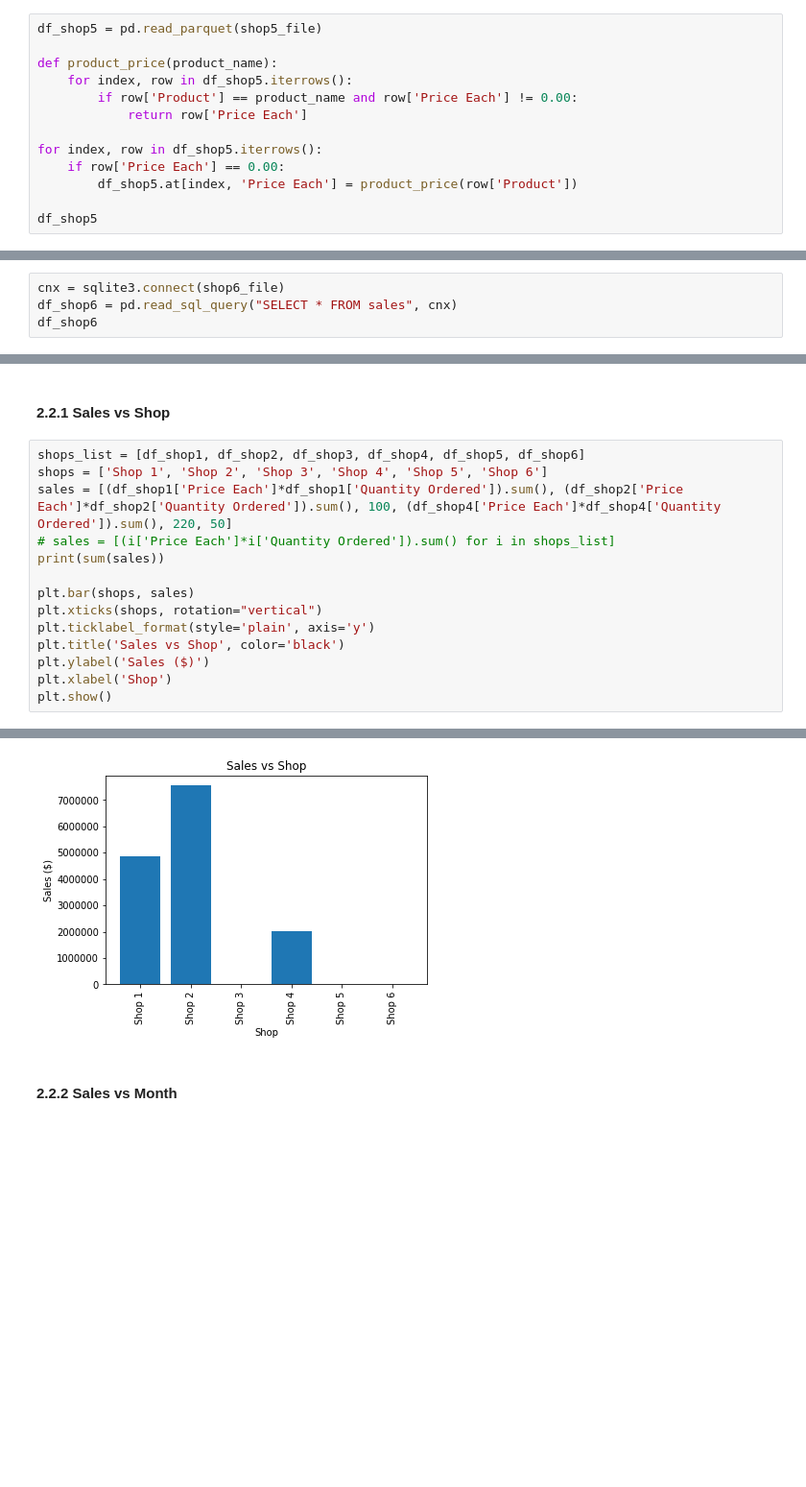
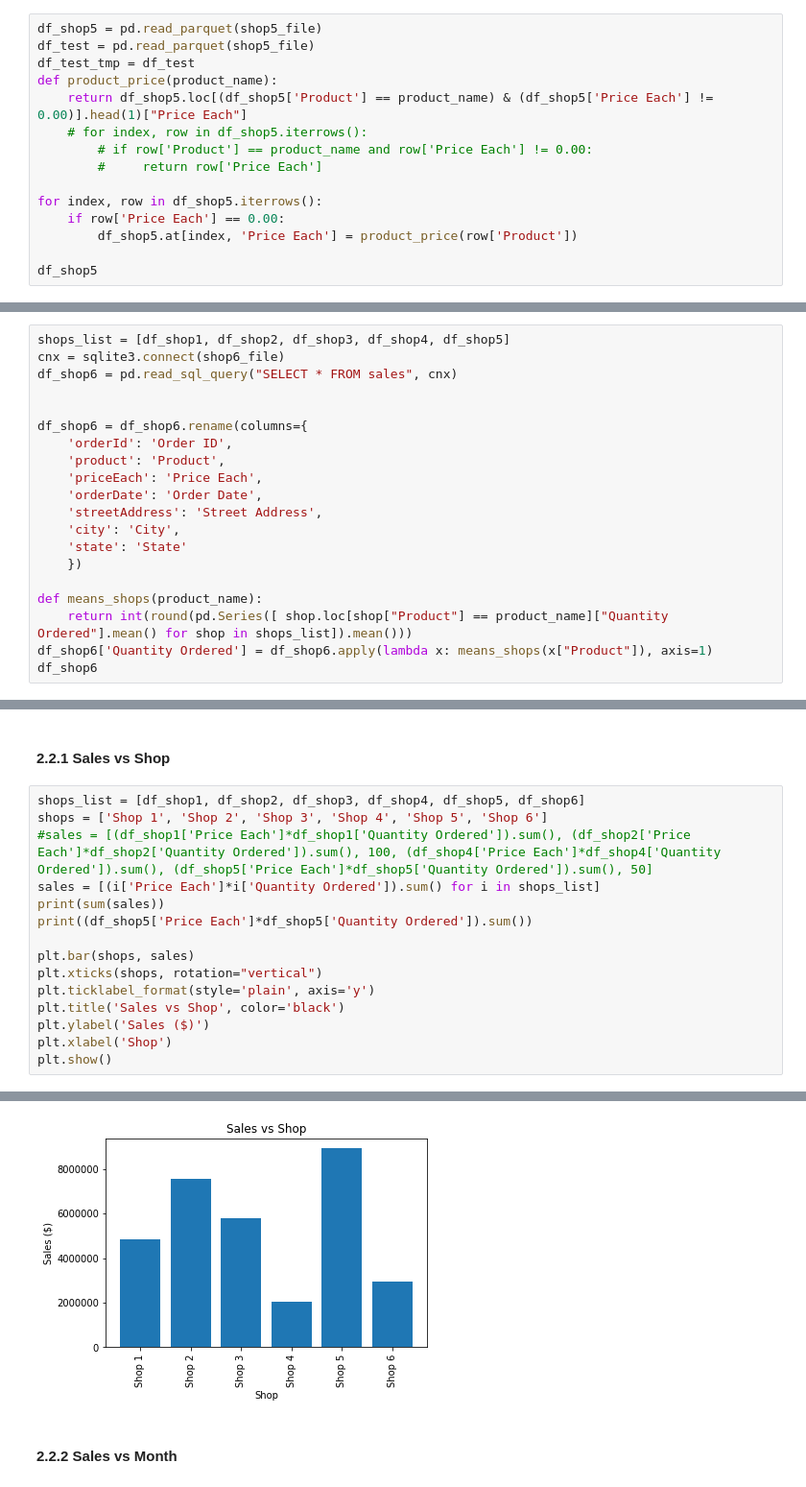
Before and after one commit to sebaahoue/Master-MSE---labos, a Jupyter notebook: DataMgmt/lab4/work/index.ipynb, the cells around one changed output, grey strips where cells are left out. Shown: that part at 96% size. Saved outputs shown, nothing was run; the diff lists cells and outputs as text; blank space fills up the shorter version.

Commit message:
Ajout shop 6 + opti sop 5

```diff
--- a/DataMgmt/lab4/work/index.ipynb
+++ b/DataMgmt/lab4/work/index.ipynb
@@ -115,11 +115,13 @@ df_shop4
 #### 2.1.5 Shop 5 (Parquet)
 # %%
 df_shop5 = pd.read_parquet(shop5_file)
-
+df_test = pd.read_parquet(shop5_file)
+df_test_tmp = df_test
 def product_price(product_name):
-    for index, row in df_shop5.iterrows():
-        if row['Product'] == product_name and row['Price Each'] != 0.00:
-            return row['Price Each']
+    return df_shop5.loc[(df_shop5['Product'] == product_name) & (df_shop5['Price Each'] != 0.00)].head(1)["Price Each"]
+    # for index, row in df_shop5.iterrows():
+        # if row['Product'] == product_name and row['Price Each'] != 0.00:
+        #     return row['Price Each']
 
 for index, row in df_shop5.iterrows():
     if row['Price Each'] == 0.00:
@@ -143,7 +145,23 @@ df_shop5
 # %% [markdown]
 #### 2.1.6 Shop 6 (SQLite)
 # %%
+shops_list = [df_shop1, df_shop2, df_shop3, df_shop4, df_shop5]
 cnx = sqlite3.connect(shop6_file)
 df_shop6 = pd.read_sql_query("SELECT * FROM sales", cnx)
+
+
+df_shop6 = df_shop6.rename(columns={
+    'orderId': 'Order ID',
+    'product': 'Product',
+    'priceEach': 'Price Each',
+    'orderDate': 'Order Date',
+    'streetAddress': 'Street Address',
+    'city': 'City',
+    'state': 'State'
+    })
+
+def means_shops(product_name):
+    return int(round(pd.Series([ shop.loc[shop["Product"] == product_name]["Quantity Ordered"].mean() for shop in shops_list]).mean()))
+df_shop6['Quantity Ordered'] = df_shop6.apply(lambda x: means_shops(x["Product"]), axis=1)
 df_shop6
 # %% [output]
@@ -167,9 +185,10 @@ df_shop6
 # %%
 shops_list = [df_shop1, df_shop2, df_shop3, df_shop4, df_shop5, df_shop6]
 shops = ['Shop 1', 'Shop 2', 'Shop 3', 'Shop 4', 'Shop 5', 'Shop 6']
-sales = [(df_shop1['Price Each']*df_shop1['Quantity Ordered']).sum(), (df_shop2['Price Each']*df_shop2['Quantity Ordered']).sum(), 100, (df_shop4['Price Each']*df_shop4['Quantity Ordered']).sum(), 220, 50]
-# sales = [(i['Price Each']*i['Quantity Ordered']).sum() for i in shops_list]
+#sales = [(df_shop1['Price Each']*df_shop1['Quantity Ordered']).sum(), (df_shop2['Price Each']*df_shop2['Quantity Ordered']).sum(), 100, (df_shop4['Price Each']*df_shop4['Quantity Ordered']).sum(), (df_shop5['Price Each']*df_shop5['Quantity Ordered']).sum(), 50]
+sales = [(i['Price Each']*i['Quantity Ordered']).sum() for i in shops_list]
 print(sum(sales))
+print((df_shop5['Price Each']*df_shop5['Quantity Ordered']).sum())
 
 plt.bar(shops, sales)
 plt.xticks(shops, rotation="vertical")
@@ -183,4 +203,4 @@ plt.show()
-[figure, old version]
+[figure, new version]
 # %% [markdown]
 #### 2.2.2 Sales vs Month
 # %%
```
Also changed, not shown: parts of 4 cells of this notebook.
